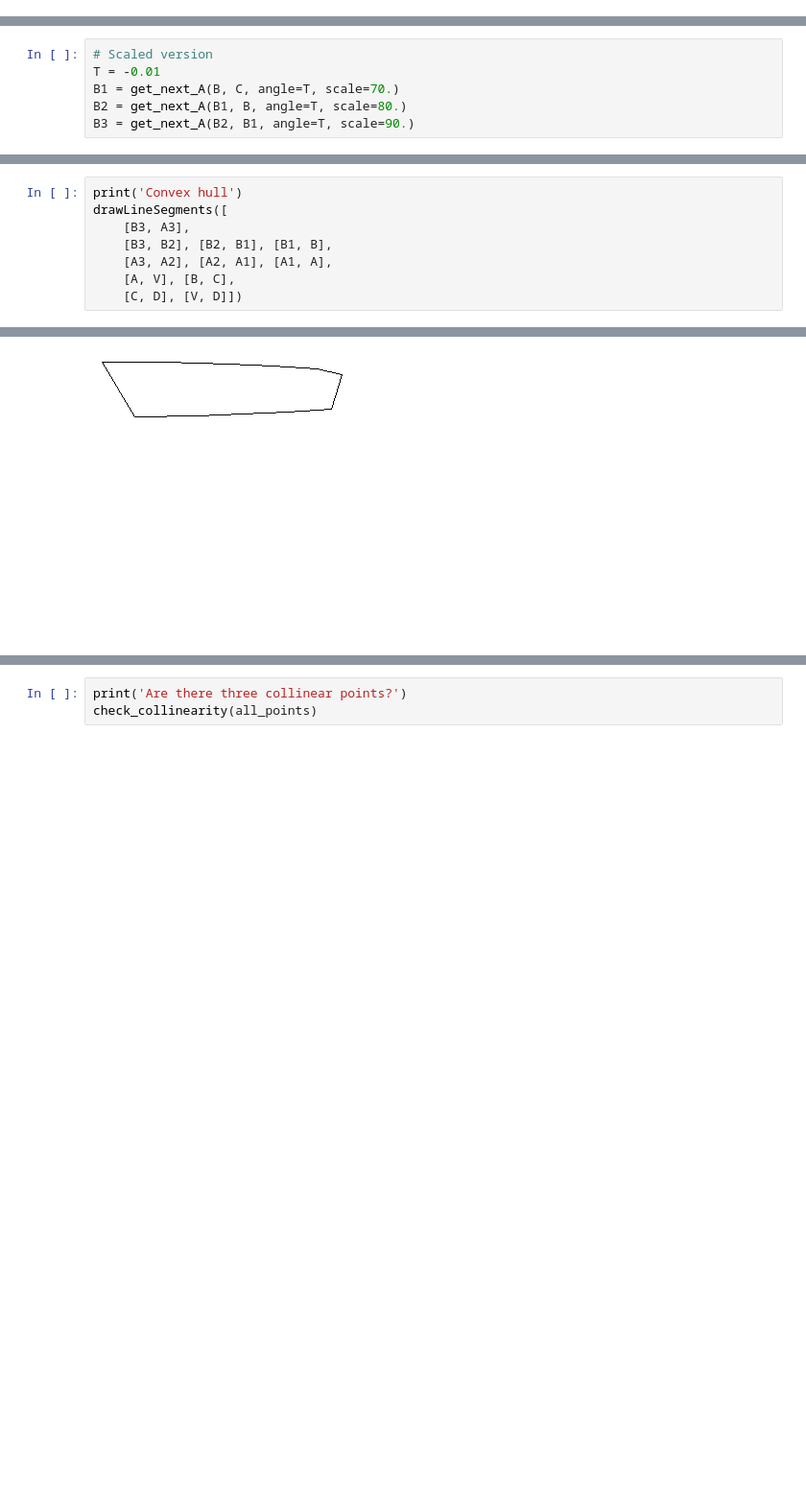
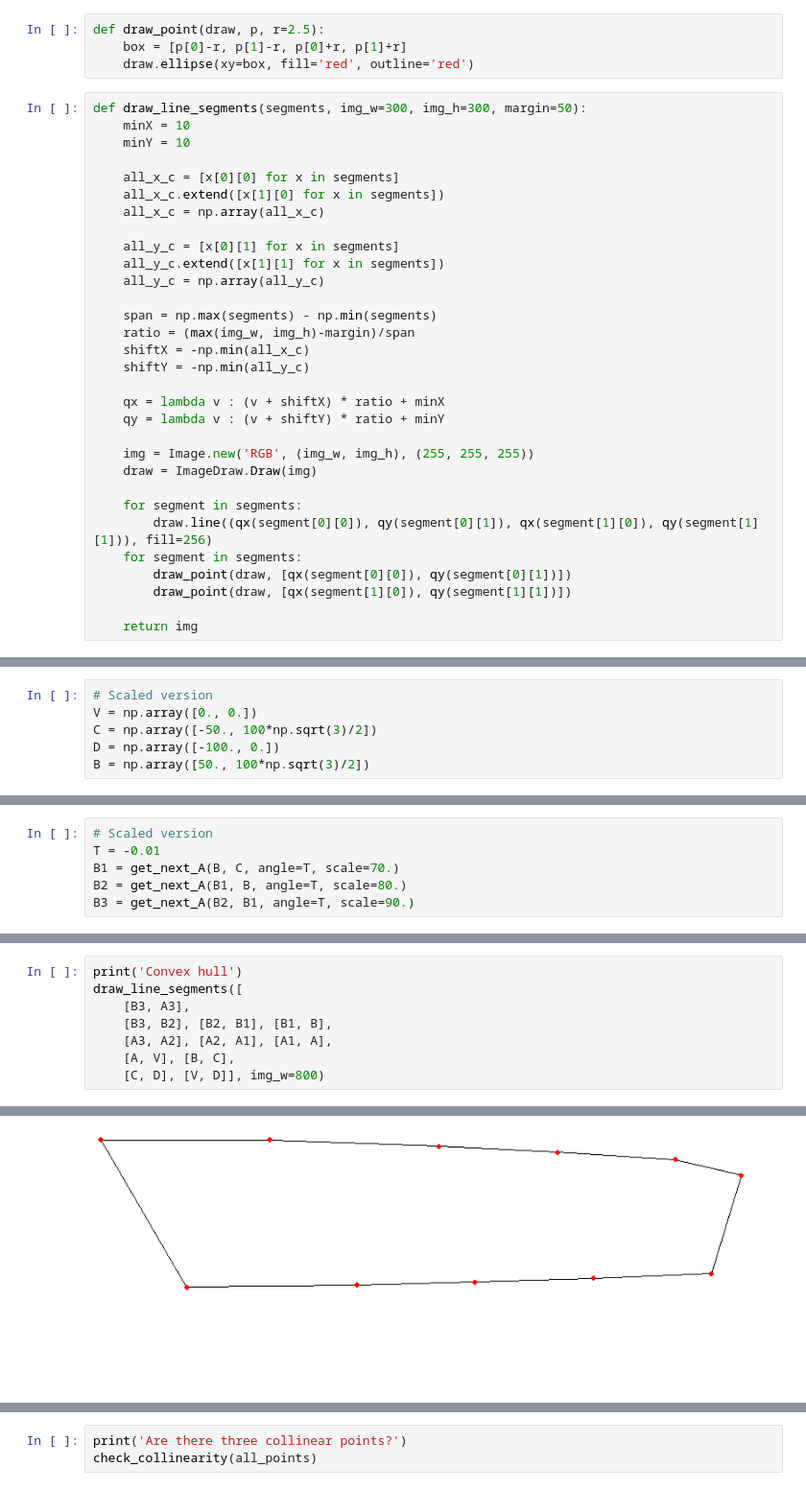
Before and after one commit to luccasiau/spanners, a Jupyter notebook: src/runs/helper.ipynb, the cells around one changed output, grey strips where cells are left out. Shown at 96% size. Cells and saved outputs as stored; diff of their text form; blank space fills up the shorter version.

```diff
--- a/src/runs/helper.ipynb
+++ b/src/runs/helper.ipynb
@@ -34,6 +35,41 @@ def drawLineSegments(segments, img_w=300, img_h=300, draw_size=250):
         draw.line((qx(segment[0][0]), qy(segment[0][1]), qx(segment[1][0]), qy(segment[1][1])), fill=256)
 
     return img
+# %%
+def draw_point(draw, p, r=2.5):
+    box = [p[0]-r, p[1]-r, p[0]+r, p[1]+r]
+    draw.ellipse(xy=box, fill='red', outline='red')
+# %%
+def draw_line_segments(segments, img_w=300, img_h=300, margin=50):
+    minX = 10
+    minY = 10
+
+    all_x_c = [x[0][0] for x in segments]
+    all_x_c.extend([x[1][0] for x in segments])
+    all_x_c = np.array(all_x_c)
+
+    all_y_c = [x[0][1] for x in segments]
+    all_y_c.extend([x[1][1] for x in segments])
+    all_y_c = np.array(all_y_c)
+
+    span = np.max(segments) - np.min(segments)
+    ratio = (max(img_w, img_h)-margin)/span
+    shiftX = -np.min(all_x_c)
+    shiftY = -np.min(all_y_c)
+
+    qx = lambda v : (v + shiftX) * ratio + minX
+    qy = lambda v : (v + shiftY) * ratio + minY
+
+    img = Image.new('RGB', (img_w, img_h), (255, 255, 255))
+    draw = ImageDraw.Draw(img)
+
+    for segment in segments:
+        draw.line((qx(segment[0][0]), qy(segment[0][1]), qx(segment[1][0]), qy(segment[1][1])), fill=256)
+    for segment in segments:
+        draw_point(draw, [qx(segment[0][0]), qy(segment[0][1])])
+        draw_point(draw, [qx(segment[1][0]), qy(segment[1][1])])
+
+    return img
 # %%
 #TODO and reflect: Maybe these lines info shouldn't be hardcoded
 def getSegmentsFromFile(file_path):
@@ -119,3 +544,9 @@ def get_next_A(a, v, angle=0.01, scale=0.7):
+# %%
+# Scaled version
+V = np.array([0., 0.])
+C = np.array([-50., 100*np.sqrt(3)/2])
+D = np.array([-100., 0.])
+B = np.array([50., 100*np.sqrt(3)/2])
 # %%
 # This is important if I want to not depend on the sort for distances
 # It's easier to define the points in "nice" locations and then rotate
@@ -148,14 +587,14 @@ B3 = get_next_A(B2, B1, angle=T, scale=90.)
 # %%
 print('Convex hull')
-drawLineSegments([
+draw_line_segments([
     [B3, A3],
     [B3, B2], [B2, B1], [B1, B],
     [A3, A2], [A2, A1], [A1, A],
     [A, V], [B, C],
-    [C, D], [V, D]])
+    [C, D], [V, D]], img_w=800)
 # %% [output]
 Convex hull
-[figure, old version]
+[figure, new version]
 # %%
 # printing all points
 #all_points = [V, C, D, A, A1, A2, A3, B, B1, B2, B3]
```
Also changed, not shown: parts of 87 cells of this notebook, 12 other files.
